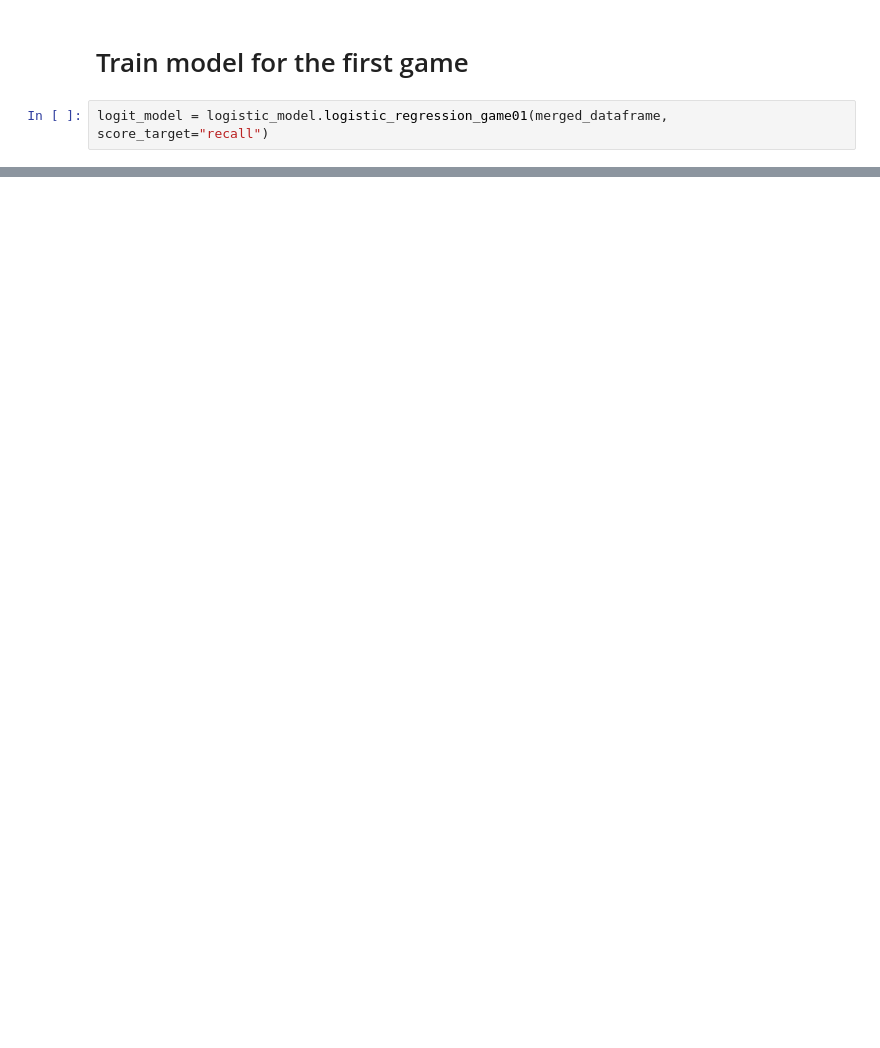
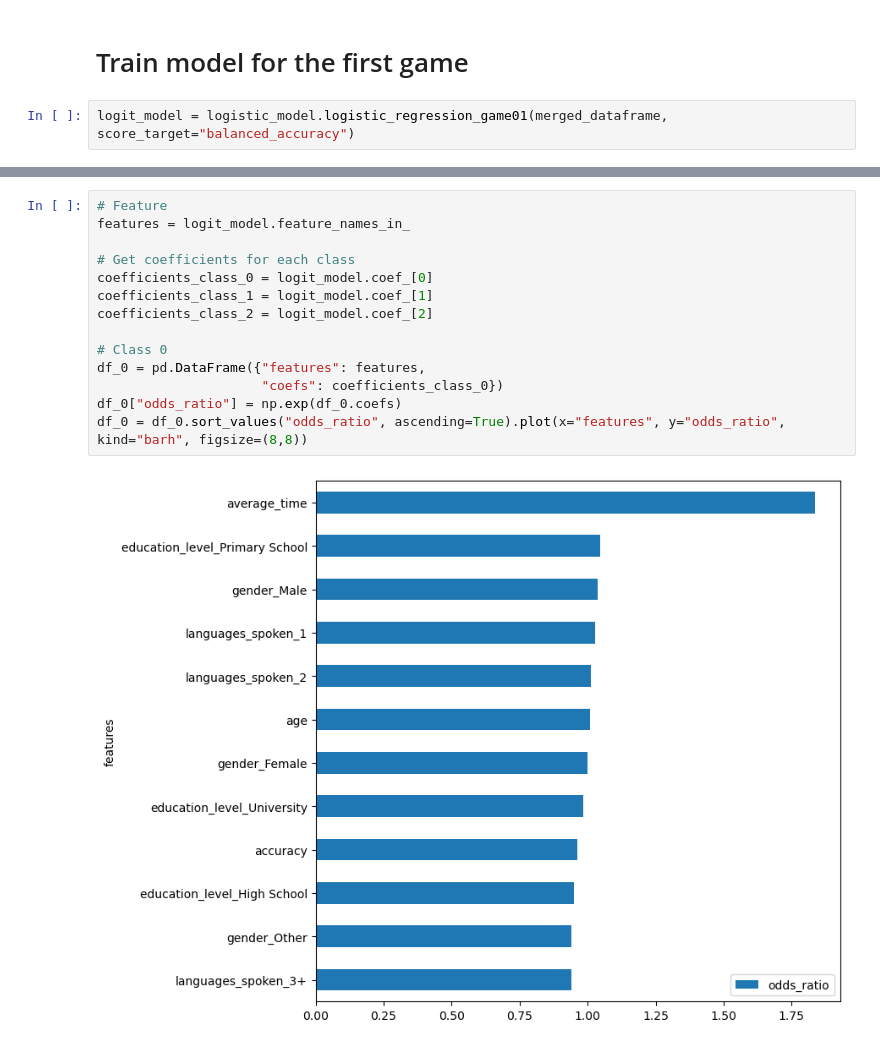
Before and after one commit to carmenvilanova/SeniorTrAIning, a Jupyter notebook: main_data/notebooks/main_notebook.ipynb, the cells around one changed output, grey strips where cells are left out. Saved outputs shown, nothing was run; the diff lists cells and outputs as text; blank space fills up the shorter version.

Commit message:
Añadí odds ratio

```diff
--- a/main_data/notebooks/main_notebook.ipynb
+++ b/main_data/notebooks/main_notebook.ipynb
@@ -241,7 +239,7 @@ Name: count, dtype: int64
 # %% [markdown]
 # Train model for the first game
 # %%
-logit_model = logistic_model.logistic_regression_game01(merged_dataframe, score_target="recall")
+logit_model = logistic_model.logistic_regression_game01(merged_dataframe, score_target="balanced_accuracy")
 # %% [output]
 A value is trying to be set on a copy of a slice from a DataFrame.
 Try using .loc[row_indexer,col_indexer] = value instead
@@ -286,3 +284,19 @@ ValueError: multi_class must be in ('ovo', 'ovr')
 Accuracy: 0.5563333333333333
 Recall: 0.5563333333333333
 F1: 0.5391897658529295
+# %%
+# Feature
+features = logit_model.feature_names_in_
+
+# Get coefficients for each class
+coefficients_class_0 = logit_model.coef_[0]
+coefficients_class_1 = logit_model.coef_[1]
+coefficients_class_2 = logit_model.coef_[2]
+
+# Class 0
+df_0 = pd.DataFrame({"features": features,
+                     "coefs": coefficients_class_0})
+df_0["odds_ratio"] = np.exp(df_0.coefs)
+df_0 = df_0.sort_values("odds_ratio", ascending=True).plot(x="features", y="odds_ratio", kind="barh", figsize=(8,8))
+# %% [output]
+[figure, added]
```
Also changed, not shown: parts of 11 cells of this notebook.
